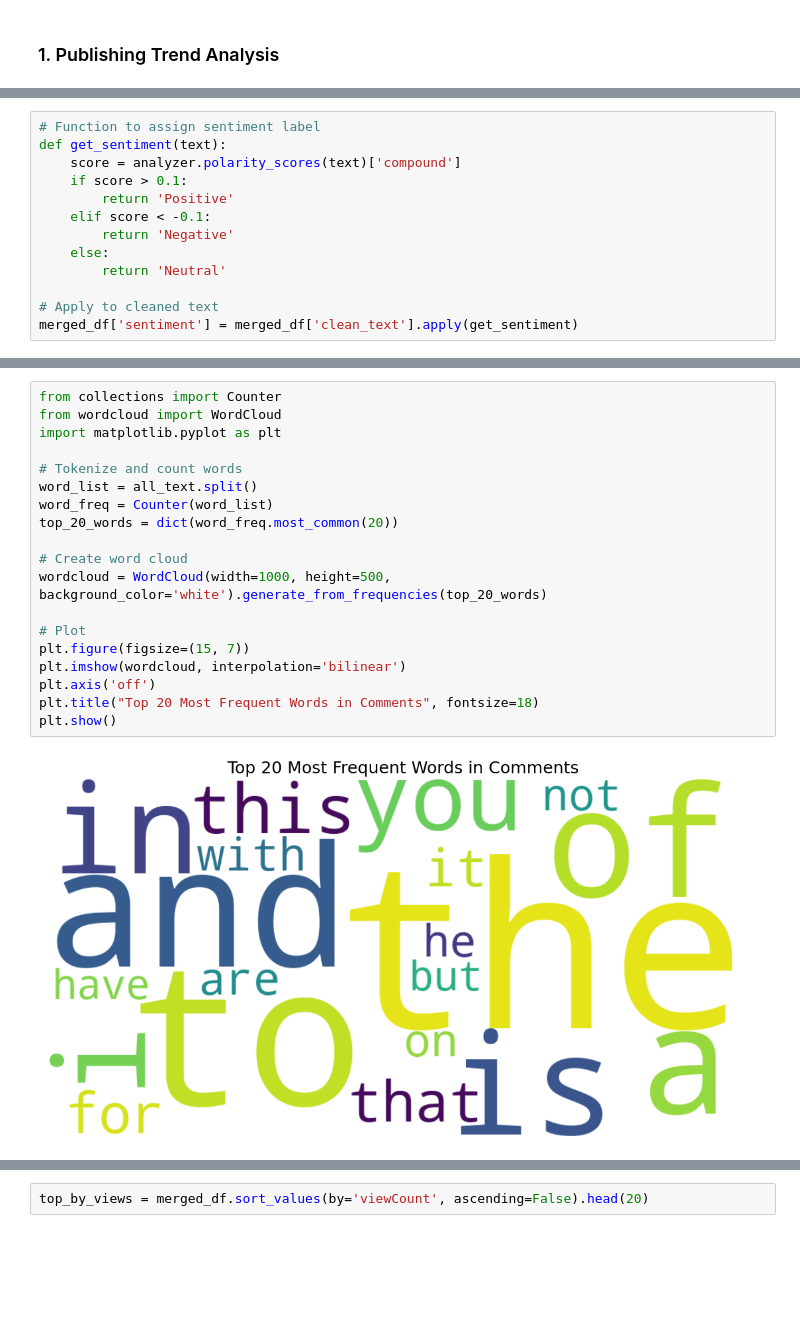
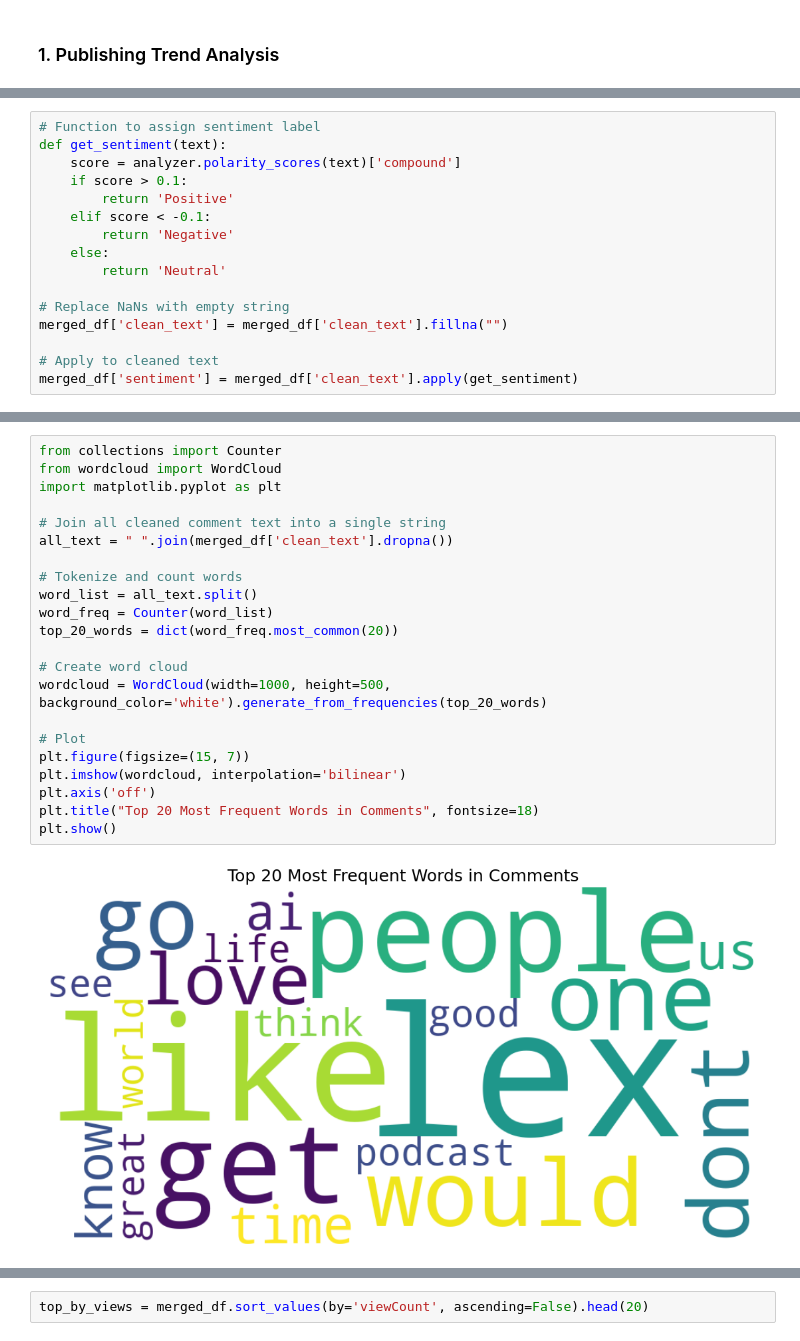
Before and after one commit to ashulahishimwe/youTube_Channel_project, a Jupyter notebook: Notebooks/Data_Analysis.ipynb, the cells around one changed output, grey strips where cells are left out. Cells and saved outputs as stored; diff of their text form; blank space fills up the shorter version.

Commit message:
added data cleaning and data analysis

```diff
--- a/Notebooks/Data_Analysis.ipynb
+++ b/Notebooks/Data_Analysis.ipynb
@@ -142,6 +143,9 @@ def get_sentiment(text):
     else:
         return 'Neutral'
 
+# Replace NaNs with empty string
+merged_df['clean_text'] = merged_df['clean_text'].fillna("")
+
 # Apply to cleaned text
 merged_df['sentiment'] = merged_df['clean_text'].apply(get_sentiment)
 # %%
@@ -179,24 +183,27 @@ Converting to PeriodArray/Index representation will drop timezone information.
 # %%
 from collections import Counter
 from wordcloud import WordCloud
 import matplotlib.pyplot as plt
+
+# Join all cleaned comment text into a single string
+all_text = " ".join(merged_df['clean_text'].dropna())
 
 # Tokenize and count words
 word_list = all_text.split()
 word_freq = Counter(word_list)
 top_20_words = dict(word_freq.most_common(20))
 
 # Create word cloud
 wordcloud = WordCloud(width=1000, height=500, background_color='white').generate_from_frequencies(top_20_words)
 
 # Plot
 plt.figure(figsize=(15, 7))
 plt.imshow(wordcloud, interpolation='bilinear')
 plt.axis('off')
 plt.title("Top 20 Most Frequent Words in Comments", fontsize=18)
 plt.show()
 # %% [output]
-[figure, old version]
+[figure, new version]
 # %%
 import pandas as pd
 import plotly.express as px
```
Also changed, not shown: parts of 25 cells of this notebook, 2 other files.
